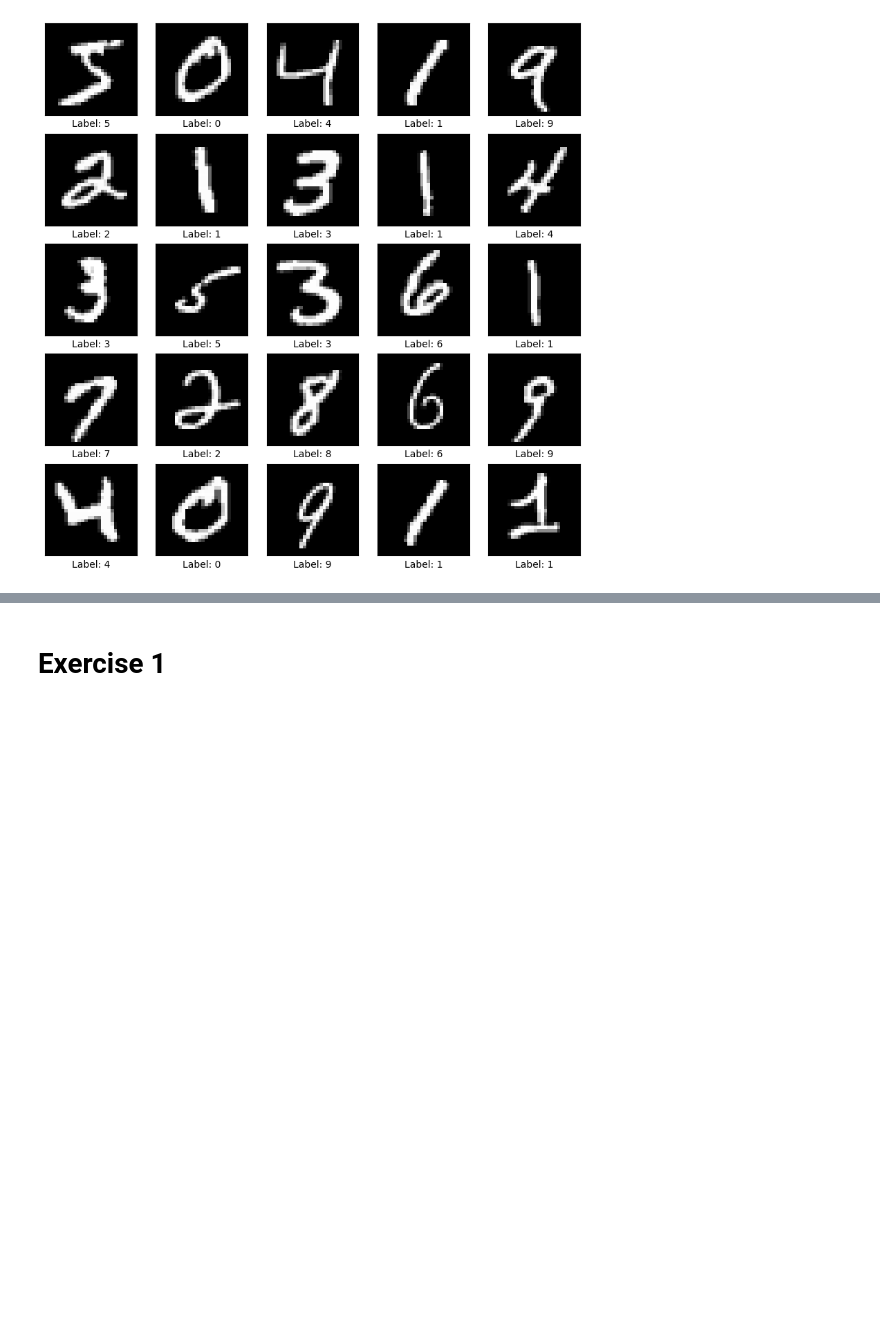
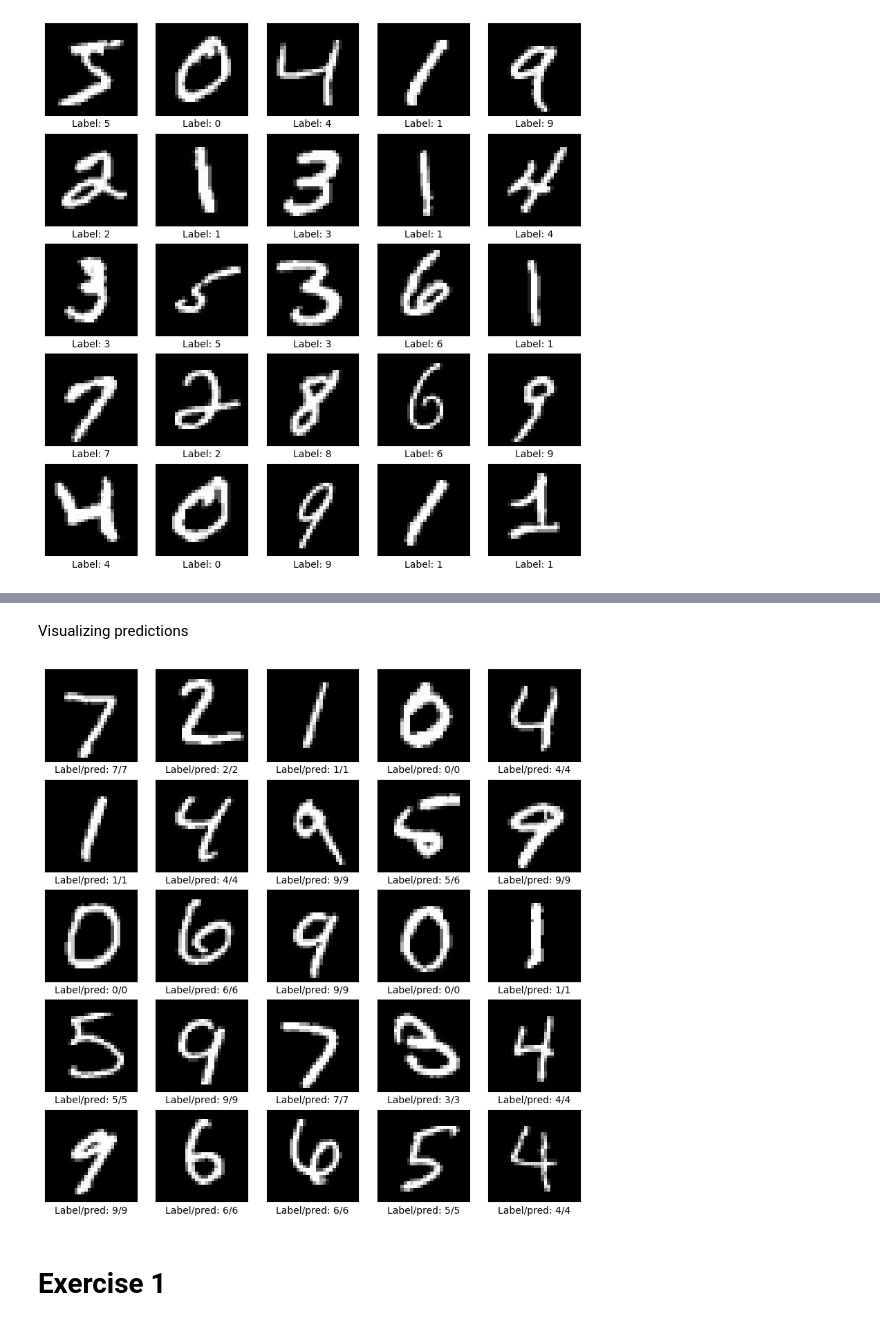
Before and after one commit to TorbenSDJohansen/hedg-summer-school, a Jupyter notebook: exercise-transcription.ipynb, the cells around one changed output, grey strips where cells are left out. Saved outputs shown, nothing was run; the diff lists cells and outputs as text; code cells hidden in the pictures; blank space fills up the shorter version.

```diff
--- a/exercise-transcription.ipynb
+++ b/exercise-transcription.ipynb
@@ -105,2 +162,21 @@ KeyboardInterrupt:
+# %% [markdown]
+Visualizing predictions
+# %%
+plt.figure(figsize=(10, 10))
+for i in range(25):
+    plt.subplot(5, 5, i + 1)
+    plt.xticks([])
+    plt.yticks([])
+    plt.grid(False)
+
+    image, label = test_dataset[i]
+    pred = model_baseline(image.unsqueeze(0)).argmax()
+
+    plt.imshow(image[0], cmap='gray')
+    plt.xlabel(f'Label/pred: {label}/{pred}')
+
+plt.show()
+# %% [output]
+[figure, added]
 # %% [markdown]
 # Exercise 1
```
Also changed, not shown: parts of 25 cells of this notebook.
